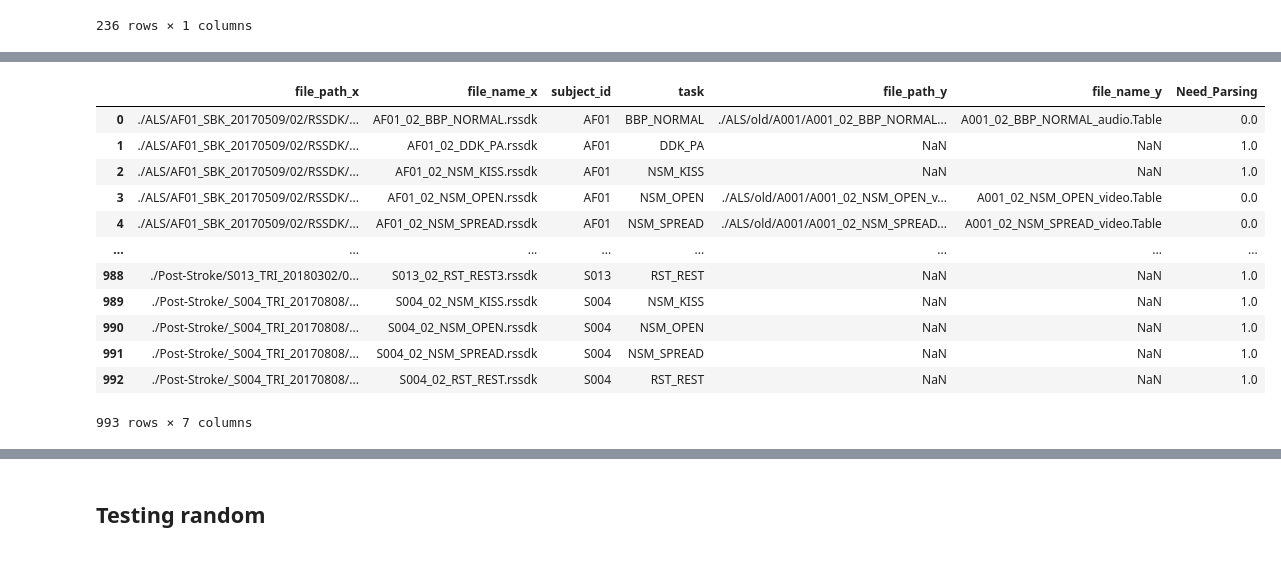
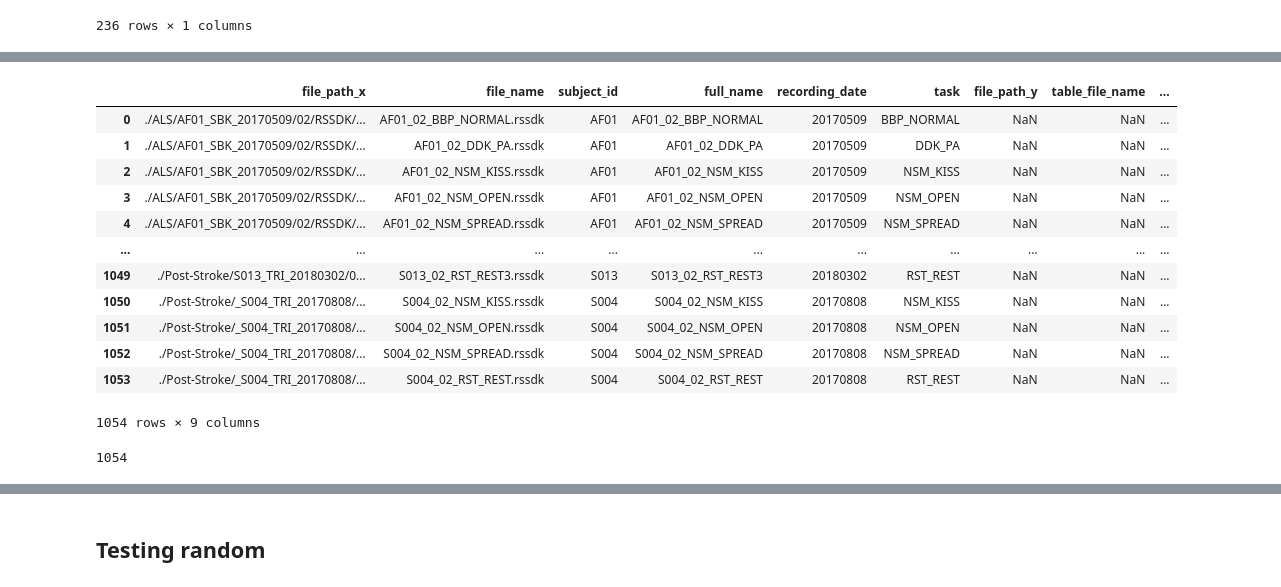
Before and after one commit to denizjafari/ClinicalScore, a Jupyter notebook: parsing_dataset.ipynb, the cells around one changed output, grey strips where cells are left out. Cells and saved outputs as stored; diff of their text form; code cells hidden in the pictures.

Commit message:
final parsing datasheet

```diff
--- a/parsing_dataset.ipynb
+++ b/parsing_dataset.ipynb
@@ -65,7 +65,7 @@ data
 | 5803 | ./content_testing_all.txt |
 5804 rows × 1 columns
 # %%
-tasks = ["BBP_NORMAL" ,"DDK_PA" , "NSM_BIGSMILE" ,"NSM_OPEN" , "NSM_SPREAD" , "RST_REST" ,"NSM_KISS"]
+tasks = ["BBP_NORMAL" ,"DDK_PA" , "NSM_BIGSMILE" ,"NSM_OPEN" , "NSM_SPREAD" , "RST_REST" ,"NSM_KISS", 'NSM_PUCKER']
 
 
 
@@ -80,6 +80,24 @@ def wanted_files(row):
 def get_subject_id(row):
 
     return row.split('_')[0]
+
+def get_full_name(row):
+
+    name = row.split('.')[0]
+    if '_color' in name:
+        name = name.replace('_color','')
+
+    elif '_video' in name:
+        name = name.replace('_video','')
+
+    elif '_audio' in name:
+        name = name.replace('_audio','')
+
+    return name
+
+def get_date(row):
+    date = row.split('/')[2]
+    return date.split('_')[-1]
 
 
 def set_task(row):
@@ -110,6 +128,8 @@ print(data.shape)
 data = data[data['file_name'].notna()]
 print(data.shape)
 data['subject_id'] = [get_subject_id(x) for x in data['file_name']]
+data['full_name'] = [get_full_name(x) for x in data['file_name']]
+data['recording_date'] = [get_date(x) for x in data['file_path']]
 data['task'] = [set_task(x) for x in data['file_name']]
 data = data[data['task'].notna()]
 
@@ -241,8 +271,10 @@ parsed
 # %%
 parsed.rename(columns = {0: 'file_path'}, inplace = True)
 
-parsed['file_name'] = [os.path.basename(x) for x in parsed['file_path']]
+parsed['table_file_name'] = [os.path.basename(x) for x in parsed['file_path']]
+parsed['full_name'] = [get_full_name(x) for x in parsed['table_file_name']]
+parsed['subject_id'] = [get_subject_id(x) for x in parsed['table_file_name']]
+parsed['task'] = [set_task(x) for x in parsed['table_file_name']]
+parsed['Need_Parsing'] = np.where(parsed['table_file_name'].isnull(), 1, 0)
 
-parsed['subject_id'] = [get_subject_id(x) for x in parsed['file_name']]
-parsed['task'] = [set_task(x) for x in parsed['file_name']]
-parsed['Need_Parsing'] = np.where(parsed['file_name'].isnull(), 1, 0)
+parsed
@@ -266,19 +312,23 @@ parsed
 # %%
-test2 = test.merge(parsed, how= 'left', on=['subject_id', 'task'])
+test2 = test.merge(parsed, how= 'left', on=['subject_id', 'full_name','task'])
 test2.loc[test2['Need_Parsing'].isnull(), 'Need_Parsing'] = 1
 test2
 # %% [output]
-|  | file_path_x | file_name_x | subject_id | task | file_path_y | file_name_y | Need_Parsing |
-| 0 | ./ALS/AF01_SBK_20170509/02/RSSDK/... | AF01_02_BBP_NORMAL.rssdk | AF01 | BBP_NORMAL | ./ALS/old/A001/A001_02_BBP_NORMAL... | A001_02_BBP_NORMAL_audio.Table | 0.0 |
-| 1 | ./ALS/AF01_SBK_20170509/02/RSSDK/... | AF01_02_DDK_PA.rssdk | AF01 | DDK_PA | NaN | NaN | 1.0 |
-| 2 | ./ALS/AF01_SBK_20170509/02/RSSDK/... | AF01_02_NSM_KISS.rssdk | AF01 | NSM_KISS | NaN | NaN | 1.0 |
-| 3 | ./ALS/AF01_SBK_20170509/02/RSSDK/... | AF01_02_NSM_OPEN.rssdk | AF01 | NSM_OPEN | ./ALS/old/A001/A001_02_NSM_OPEN_v... | A001_02_NSM_OPEN_video.Table | 0.0 |
-| 4 | ./ALS/AF01_SBK_20170509/02/RSSDK/... | AF01_02_NSM_SPREAD.rssdk | AF01 | NSM_SPREAD | ./ALS/old/A001/A001_02_NSM_SPREAD... | A001_02_NSM_SPREAD_video.Table | 0.0 |
-| ... | ... | ... | ... | ... | ... | ... | ... |
-| 988 | ./Post-Stroke/S013_TRI_20180302/0... | S013_02_RST_REST3.rssdk | S013 | RST_REST | NaN | NaN | 1.0 |
-| 989 | ./Post-Stroke/_S004_TRI_20170808/... | S004_02_NSM_KISS.rssdk | S004 | NSM_KISS | NaN | NaN | 1.0 |
-| 990 | ./Post-Stroke/_S004_TRI_20170808/... | S004_02_NSM_OPEN.rssdk | S004 | NSM_OPEN | NaN | NaN | 1.0 |
-| 991 | ./Post-Stroke/_S004_TRI_20170808/... | S004_02_NSM_SPREAD.rssdk | S004 | NSM_SPREAD | NaN | NaN | 1.0 |
-| 992 | ./Post-Stroke/_S004_TRI_20170808/... | S004_02_RST_REST.rssdk | S004 | RST_REST | NaN | NaN | 1.0 |
+|  | file_path_x | file_name | subject_id | full_name | recording_date | task | file_path_y | table_file_name | ... |
+| 0 | ./ALS/AF01_SBK_20170509/02/RSSDK/... | AF01_02_BBP_NORMAL.rssdk | AF01 | AF01_02_BBP_NORMAL | 20170509 | BBP_NORMAL | NaN | NaN | ... |
+| 1 | ./ALS/AF01_SBK_20170509/02/RSSDK/... | AF01_02_DDK_PA.rssdk | AF01 | AF01_02_DDK_PA | 20170509 | DDK_PA | NaN | NaN | ... |
+| 2 | ./ALS/AF01_SBK_20170509/02/RSSDK/... | AF01_02_NSM_KISS.rssdk | AF01 | AF01_02_NSM_KISS | 20170509 | NSM_KISS | NaN | NaN | ... |
+| 3 | ./ALS/AF01_SBK_20170509/02/RSSDK/... | AF01_02_NSM_OPEN.rssdk | AF01 | AF01_02_NSM_OPEN | 20170509 | NSM_OPEN | NaN | NaN | ... |
+| 4 | ./ALS/AF01_SBK_20170509/02/RSSDK/... | AF01_02_NSM_SPREAD.rssdk | AF01 | AF01_02_NSM_SPREAD | 20170509 | NSM_SPREAD | NaN | NaN | ... |
+| ... | ... | ... | ... | ... | ... | ... | ... | ... | ... |
+| 1049 | ./Post-Stroke/S013_TRI_20180302/0... | S013_02_RST_REST3.rssdk | S013 | S013_02_RST_REST3 | 20180302 | RST_REST | NaN | NaN | ... |
+| 1050 | ./Post-Stroke/_S004_TRI_20170808/... | S004_02_NSM_KISS.rssdk | S004 | S004_02_NSM_KISS | 20170808 | NSM_KISS | NaN | NaN | ... |
+| 1051 | ./Post-Stroke/_S004_TRI_20170808/... | S004_02_NSM_OPEN.rssdk | S004 | S004_02_NSM_OPEN | 20170808 | NSM_OPEN | NaN | NaN | ... |
+| 1052 | ./Post-Stroke/_S004_TRI_20170808/... | S004_02_NSM_SPREAD.rssdk | S004 | S004_02_NSM_SPREAD | 20170808 | NSM_SPREAD | NaN | NaN | ... |
+| 1053 | ./Post-Stroke/_S004_TRI_20170808/... | S004_02_RST_REST.rssdk | S004 | S004_02_RST_REST | 20170808 | RST_REST | NaN | NaN | ... |
-993 rows × 7 columns
+1054 rows × 9 columns
+# %%
+test2.table_file_name.isna().count()
+# %% [output]
+1054
 # %%
```
Also changed, not shown: parts of 23 cells of this notebook.
